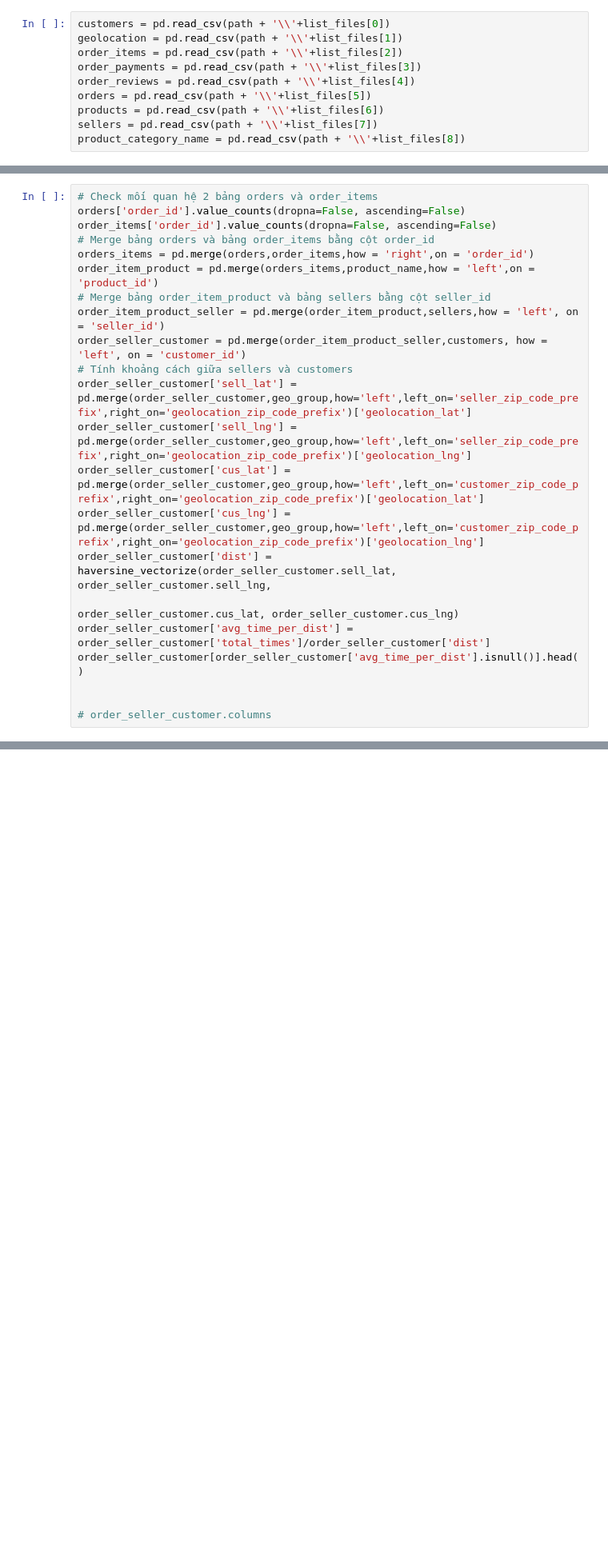
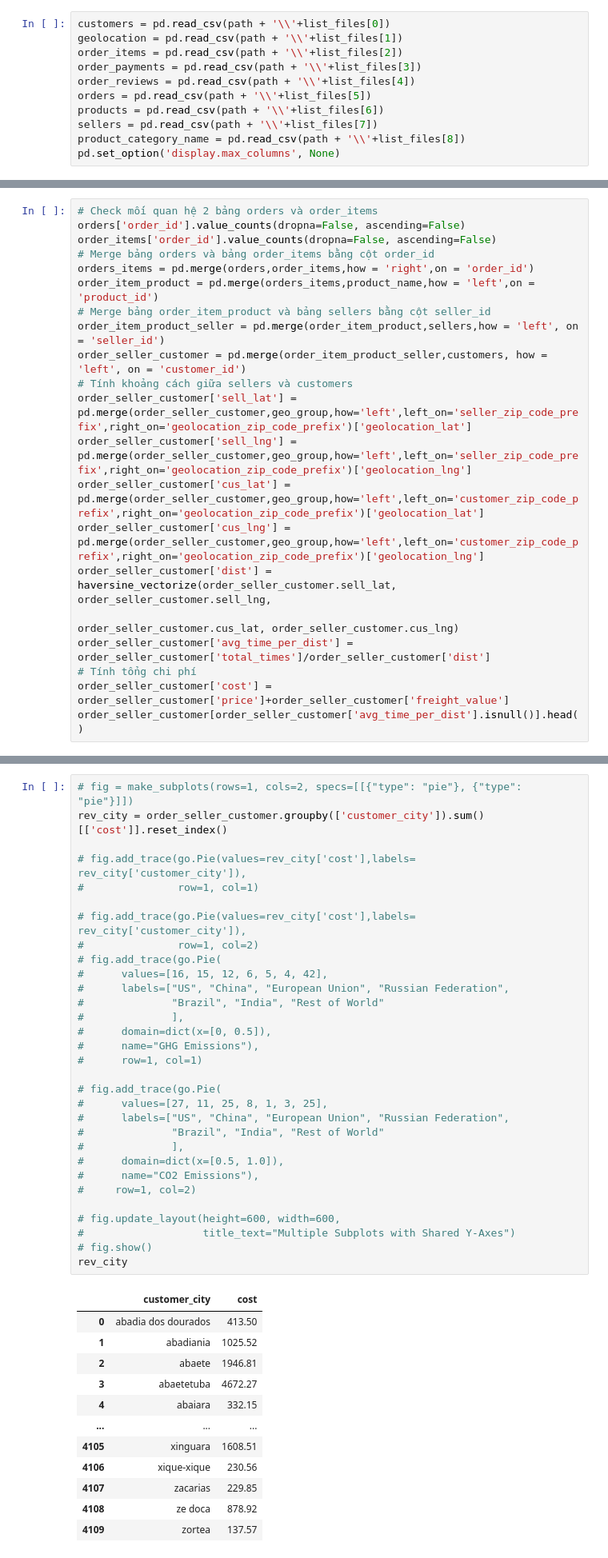
Before and after one commit to Hoanpc777/OneMount-Exam, a Jupyter notebook: Exam.ipynb, the cells around one changed output, grey strips where cells are left out. Shown at 80% size. Drawn from its saved outputs; the diff is of its cells as text; blank space fills up the shorter version.

```diff
--- a/Exam.ipynb
+++ b/Exam.ipynb
@@ -27,3 +31,4 @@ orders = pd.read_csv(path + '\\'+list_files[5])
 products = pd.read_csv(path + '\\'+list_files[6])
 sellers = pd.read_csv(path + '\\'+list_files[7])
 product_category_name = pd.read_csv(path + '\\'+list_files[8])
+pd.set_option('display.max_columns', None)
@@ -146,10 +153,9 @@ order_seller_customer['cus_lng'] = pd.merge(order_seller_customer,geo_group,how=
 order_seller_customer['dist'] = haversine_vectorize(order_seller_customer.sell_lat, order_seller_customer.sell_lng,
                                                      order_seller_customer.cus_lat, order_seller_customer.cus_lng)
 order_seller_customer['avg_time_per_dist'] = order_seller_customer['total_times']/order_seller_customer['dist']
+# Tính tổng chi phí
+order_seller_customer['cost'] = order_seller_customer['price']+order_seller_customer['freight_value']
 order_seller_customer[order_seller_customer['avg_time_per_dist'].isnull()].head()
-
-
-# order_seller_customer.columns
 # %% [output]
 |  | order_id | customer_id | order_status | order_purchase_timestamp | order_approved_at | order_delivered_carrier_date | ... |
 | 7 | 000576fe39319847cbb9d288c5617fa6 | 9ed5e522dd9dd85b4af4a077526d8117 | delivered | 2018-07-04 12:08:27 | 2018-07-05 16:35:48 | 2018-07-05 12:15:00 | ... |
@@ -229,0 +210,44 @@ sellers.head()
+# %%
+# fig = make_subplots(rows=1, cols=2, specs=[[{"type": "pie"}, {"type": "pie"}]])
+rev_city = order_seller_customer.groupby(['customer_city']).sum()[['cost']].reset_index()
+
+# fig.add_trace(go.Pie(values=rev_city['cost'],labels= rev_city['customer_city']),
+#               row=1, col=1)
+
+# fig.add_trace(go.Pie(values=rev_city['cost'],labels= rev_city['customer_city']),
+#               row=1, col=2)
+# fig.add_trace(go.Pie(
+#      values=[16, 15, 12, 6, 5, 4, 42],
+#      labels=["US", "China", "European Union", "Russian Federation",
+#              "Brazil", "India", "Rest of World"
+#              ],
+#      domain=dict(x=[0, 0.5]),
+#      name="GHG Emissions"),
+#      row=1, col=1)
+
+# fig.add_trace(go.Pie(
+#      values=[27, 11, 25, 8, 1, 3, 25],
+#      labels=["US", "China", "European Union", "Russian Federation",
+#              "Brazil", "India", "Rest of World"
+#              ],
+#      domain=dict(x=[0.5, 1.0]),
+#      name="CO2 Emissions"),
+#     row=1, col=2)
+
+# fig.update_layout(height=600, width=600,
+#                   title_text="Multiple Subplots with Shared Y-Axes")
+# fig.show()
+rev_city
+# %% [output]
+|  | customer_city | cost |
+| 0 | abadia dos dourados | 413.50 |
+| 1 | abadiania | 1025.52 |
+| 2 | abaete | 1946.81 |
+| 3 | abaetetuba | 4672.27 |
+| 4 | abaiara | 332.15 |
+| ... | ... | ... |
+| 4105 | xinguara | 1608.51 |
+| 4106 | xique-xique | 230.56 |
+| 4107 | zacarias | 229.85 |
+| 4108 | ze doca | 878.92 |
+| 4109 | zortea | 137.57 |
```
Also changed, not shown: parts of 16 cells of this notebook, 1 other file.
